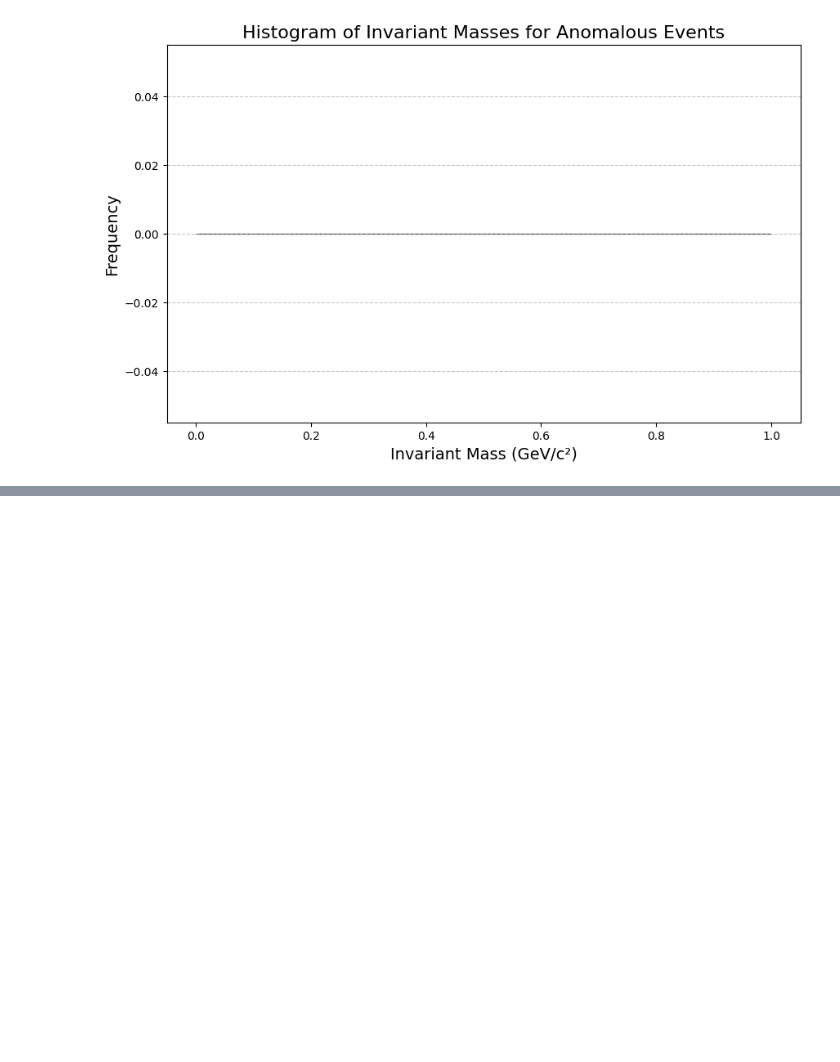
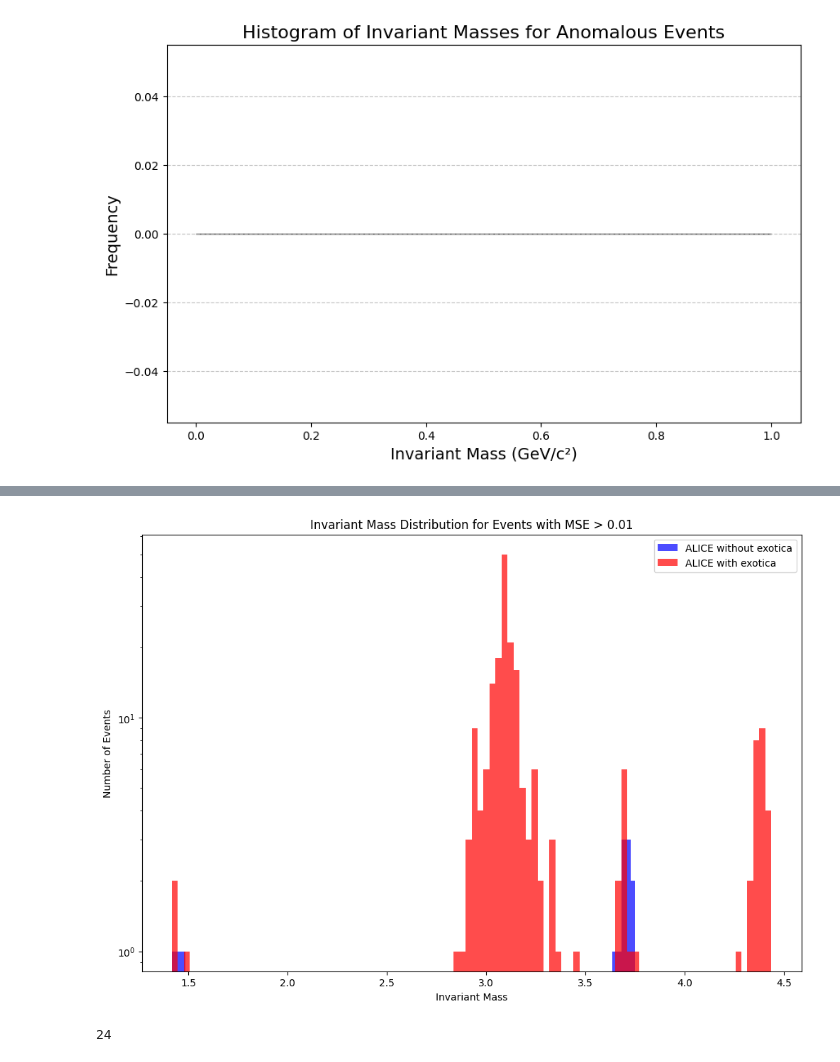
Before and after one commit to siragoni/ML-autoencoder-2, a Jupyter notebook: Clean-autoencoder-only.ipynb, the cells around one changed output, grey strips where cells are left out. Saved outputs shown, nothing was run; the diff lists cells and outputs as text; code cells hidden in the pictures; blank space fills up the shorter version.

```diff
--- a/Clean-autoencoder-only.ipynb
+++ b/Clean-autoencoder-only.ipynb
@@ -300,0 +356,31 @@ plt.show()
+# %%
+# Filter cocktail no exotica with reconstruction error above the threshold
+alice_noexotica_high_mse = df_all_shuffled_nopq_mass[mse_alice_noexotica > mse_threshold]
+alice_noexotica_masses = alice_noexotica_high_mse['InvariantMass'].values
+
+# Filter cocktail with exotica with reconstruction error above the threshold
+alice_exotica_high_mse = df_all_shuffled_mass[mse_alice_exotica > mse_threshold]
+alice_exotica_masses = alice_exotica_high_mse['InvariantMass'].values
+
+# Plot the invariant mass distribution
+plt.figure(figsize=(12, 8))
+
+plt.hist(alice_noexotica_masses, bins=100, alpha=0.7, label='ALICE without exotica', color='blue')
+plt.hist(alice_exotica_masses, bins=100, alpha=0.7, label='ALICE with exotica', color='red')
+
+# Add labels and title
+plt.xlabel('Invariant Mass')
+plt.ylabel('Number of Events')
+plt.yscale('log')
+plt.title(f'Invariant Mass Distribution for Events with MSE > {mse_threshold}')
+plt.legend()
+
+# Show the plot
+plt.show()
+# %% [output]
+[figure, added]
+# %%
+count = (alice_exotica_masses > 4).sum()
+print(count)
+# %% [output]
+24
```
Also changed, not shown: parts of 11 cells of this notebook, 1 other file.
